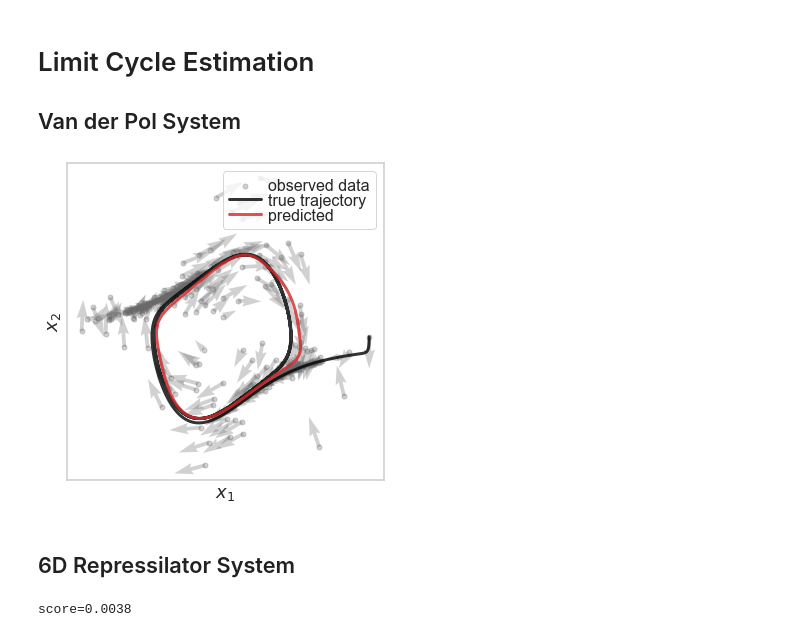
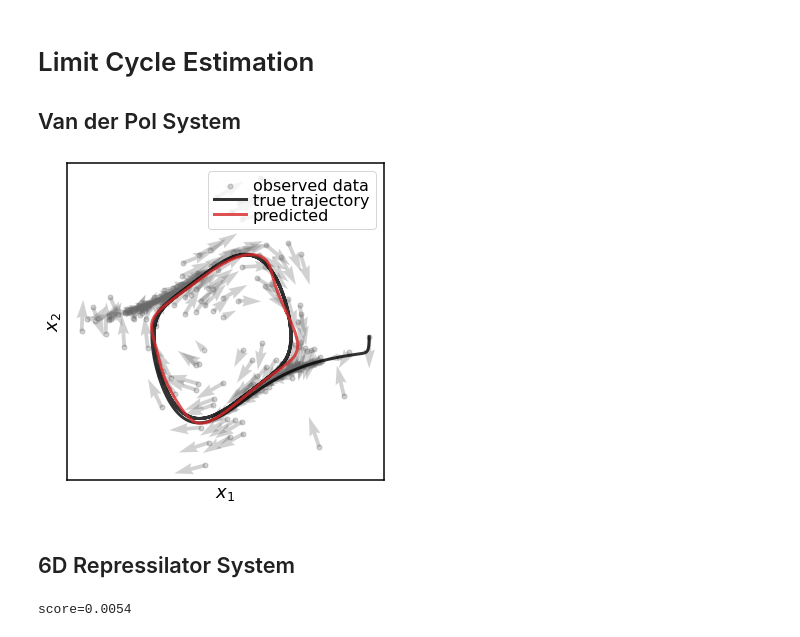
Before and after one commit to nitzanlab/prototype-equivalences, a Jupyter notebook: demo.ipynb, the cells around one changed output. Cells and saved outputs as stored; diff of their text form; code cells hidden in the pictures.

```diff
--- a/demo.ipynb
+++ b/demo.ipynb
@@ -41,7 +47,7 @@ def plot_trajectories(system: PhaseSpace, inits: torch.Tensor, T=30.):
 # hyperparameter settings
 n_points = 200
 its = 1000
-lr = 1e-3
+lr = 5e-3
 det_reg = 1e-3
 a, omega = .25, -.5
 np.random.seed(0)
@@ -56,7 +62,7 @@ x = system.rand_on_traj(system.random_x(n_points), T=3)
 xdot = system(x)
 
 
-model = NFSmoothOrbital(dim=2, g={'a': a, 'omega': omega}, n_layers=4, K=4)
+model = NFSmoothOrbital(dim=2, g={'a': a, 'omega': omega}, n_layers=3, K=16, RFF=True)
 # fit a diffeomorphism to the given data
 model, loss, score = fit_prototype(
     model=model,
@@ -69,34 +75,34 @@ model, loss, score = fit_prototype(
     weight_decay=1e-3
 )
 
 
 plt.figure(figsize=(5, 5))
 
 # plot vectors
 norms = torch.clamp(torch.norm(xdot, dim=1, keepdim=True), 1)
 dy = .5*xdot/norms
 x, dy = x.detach().numpy(), dy.detach().numpy()
 std = np.max(x)-np.min(x)
 plt.scatter(x[:, 0], x[:, 1], 25, 'dimgray', alpha=.3, label='observed data')
 plt.quiver(x[:, 0], x[:, 1], dy[:, 0], dy[:, 1], scale=5, color='dimgray', alpha=.3, width=.012)
 
 # plot trajectories
 ind = np.argmax(np.abs(x[:, 0]))
 plot_trajectories(system, torch.from_numpy(x[ind:ind+1]), T=30)
 invariant = model.get_invariant(N=100).detach().cpu().numpy()
 plt.plot(invariant[:, 0], invariant[:, 1], 'tab:red', lw=3, alpha=.8, label='predicted')
 
 plt.gca().set_xticklabels([])
 plt.gca().set_yticklabels([])
 plt.gca().set_xticks([])
 plt.gca().set_yticks([])
 plt.xlabel(r'$x_1$')
 plt.ylabel(r'$x_2$')
 plt.legend(loc='upper right')
 plt.tight_layout()
 plt.show()
 # %% [output]
-[figure, old version]
+[figure, new version]
 # %% [markdown]
 ## 6D Repressilator System
 # %%
@@ -104,13 +110,13 @@ plt.show()
 torch.manual_seed(0)
 np.random.seed(0)
 
-its = 1000
-lr = 1e-3
+its = 2000
+lr = 5e-4
 n_points: int = 500
-proj_reg: float = None
+proj_reg: float = -5
 min_time: float = 3
 noise: float = .1
-T: float = 10
+T: float = 20
 
 # simulate noisy vectors from a repressilator system with a limit cycle
 system = Repressilator(**Repressilator.random_cycle_params())
@@ -121,7 +127,7 @@ xdot = system(x) + noise*torch.randn_like(x)
 a = .25  # the radius of the limit cycle in the prototype
 omega = 1.  # angular velocity in the prototype
 decay = .5  # decay factor towards the first two dimensions
-model = NFSmoothOrbital(dim=6, g={'a': a, 'omega': omega, 'decay': decay}, n_layers=4, K=5)
+model = NFSmoothOrbital(dim=6, g={'a': a, 'omega': omega, 'decay': decay}, n_layers=3, K=16, RFF=True, n_householder=2)
 
 # fit a diffeomorphism to the data with the prototype defined above
 H, _, score = fit_prototype(
@@ -138,7 +144,7 @@ H, _, score = fit_prototype(
 
 print(f'score={score:.4f}')  # print the fitting score - the loss only calculated on the first 2 dimensions of the prototype
 # %% [output]
-score=0.0038
+score=0.0054
 # %%
 plt.figure(figsize=(4, 4))
 
```
Also changed, not shown: parts of 3 cells of this notebook, 4 other files.
